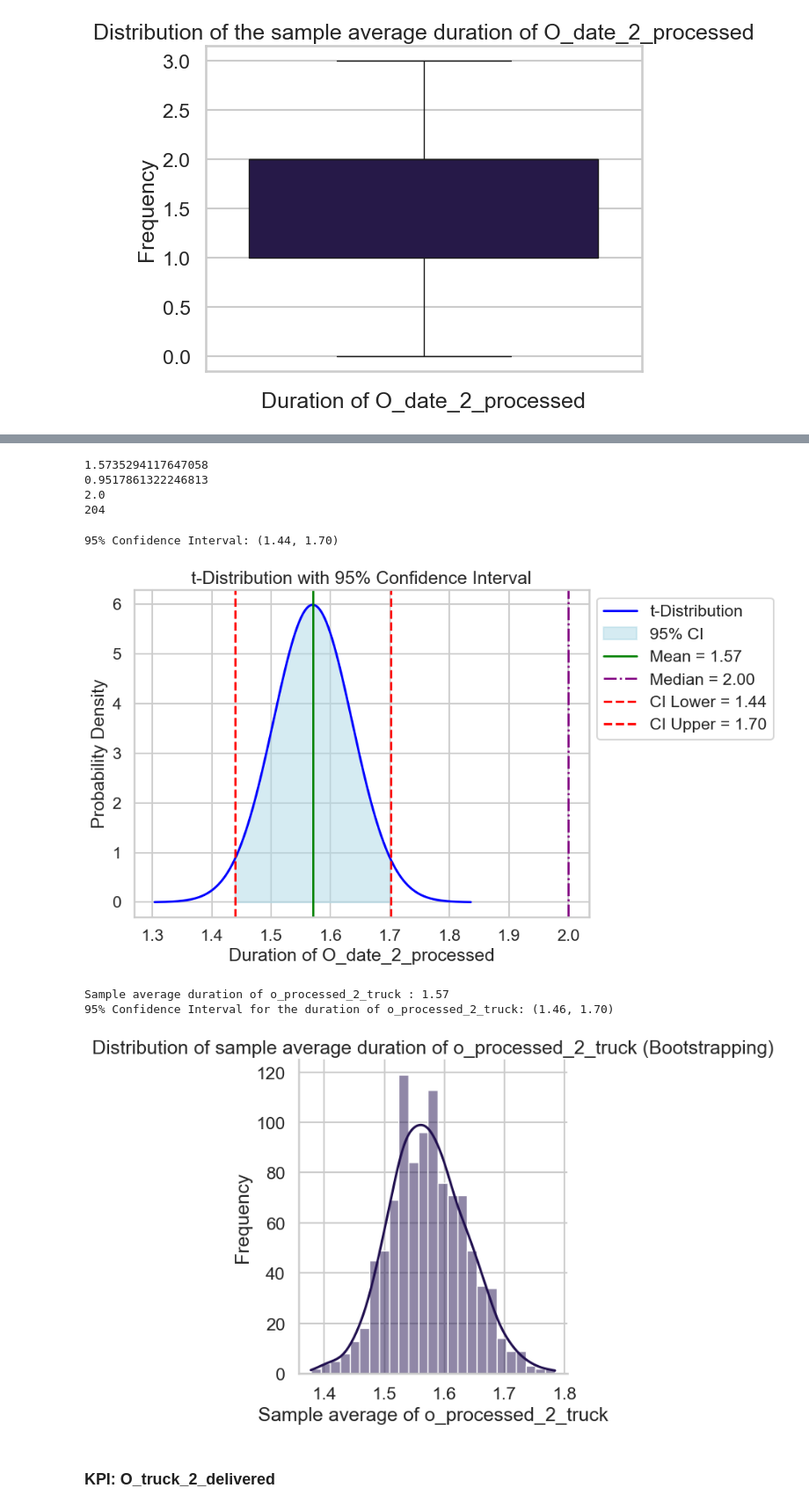
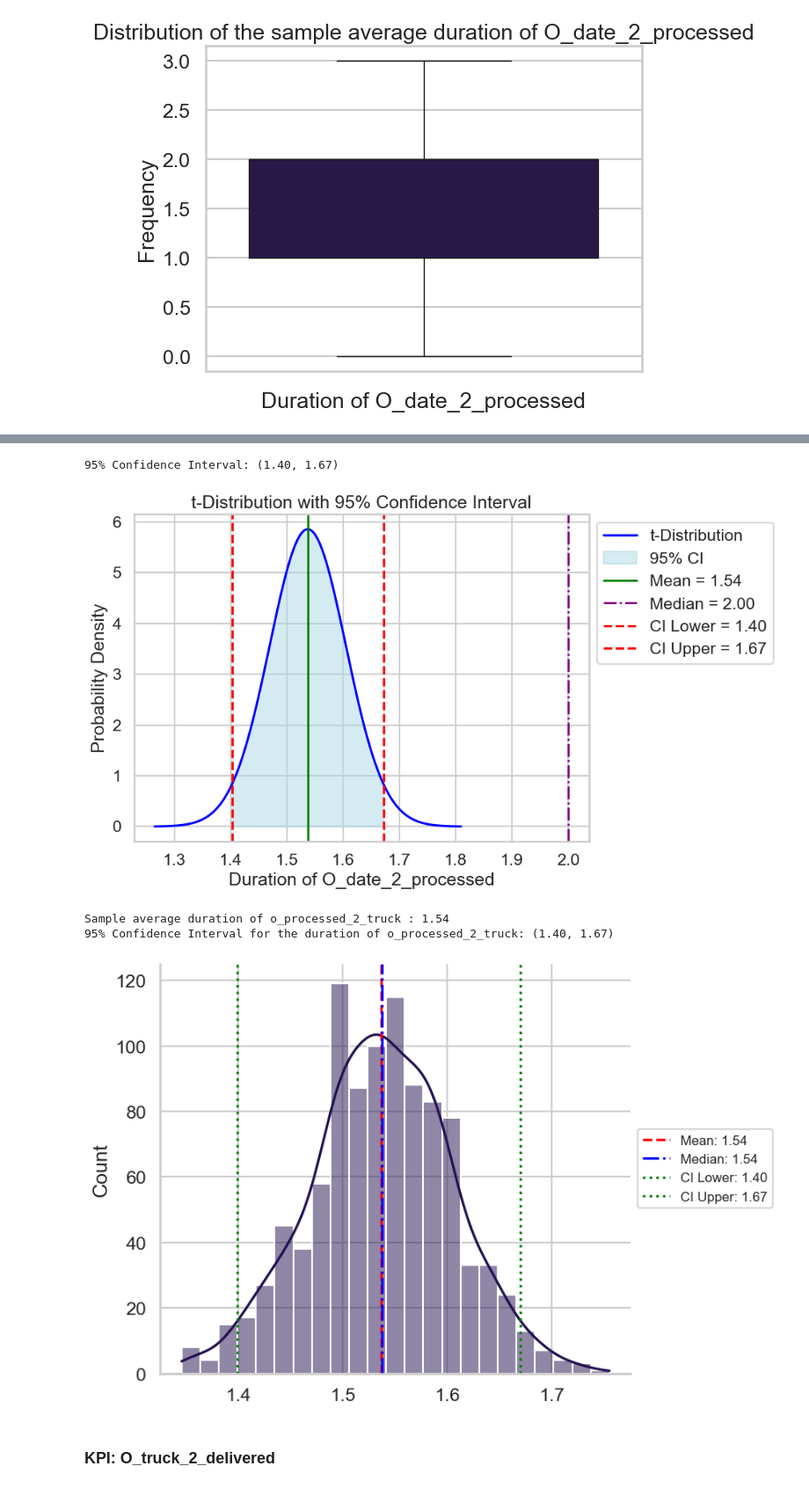
Before and after one commit to amandawang90-spec/neuefische-data-analysis-180825-muesli_eda_project, a Jupyter notebook: jing_mini_project.ipynb, the cells around one changed output, grey strips where cells are left out. Shown at 88% size. Saved outputs shown, nothing was run; the diff lists cells and outputs as text; code cells hidden in the pictures.

```diff
--- a/jing_mini_project.ipynb
+++ b/jing_mini_project.ipynb
@@ -2457,3 +2469,5 @@ merged_metric_1.reset_index()
 | 202 | 5001 | US-2020-168116 | 2020-11-04 | Express | GT-14635 | United States | Burlington | North Carolina | 27217.0 | ... |
 | 203 | 5004 | US-2020-168802 | 2020-11-03 | Standard | JO-15145 | United States | Seattle | Washington | 98103.0 | ... |
 204 rows × 15 columns
+# %%
+merged_metric_1 = merged_metric_1.query("order_weekday in ['Monday', 'Tuesday', 'Wednesday', 'Thursday', 'Friday']")
@@ -2759,0 +2803,4 @@ Name: count, dtype: int64
+# %%
+df_processed_x_truck_smode = df_processed_x_truck_smode.query(
+    "`order date_weekday` in ['Monday', 'Tuesday', 'Wednesday', 'Thursday', 'Friday']"
+)
@@ -2922,19 +2975,9 @@ t_cri: 1.97
-# %%
-print(sample_mean_metric_2)
-print(sample_std_metric_2)
-print(sample_median_metric_2)
-print(n_metric_2)
-# %% [output]
-1.5735294117647058
-0.9517861322246813
-2.0
-204
 # %%
 # Sample statistics
-sample_mean = 1.57
-sample_std = 0.95
-sample_median = 2.00
-n_metric_2 = 204  # Sample size
+sample_mean = sample_mean_metric_2
+sample_std = sample_std_metric_2
+sample_median = sample_median_metric_2
+n_metric_2 = len(df_processed_x_truck_smode)  # Sample size
 df = n_metric_2 - 1  # degrees of freedom
 
 # Standard error
@@ -2985,8 +3028,8 @@ plt.grid(True)
 plt.tight_layout()
 plt.show()
 # %% [output]
-95% Confidence Interval: (1.44, 1.70)
+95% Confidence Interval: (1.40, 1.67)
-[figure, old version]
+[figure, new version]
 # %%
 # using bootstrapping: create a function
 
@@ -3012,17 +3055,31 @@ ci_lower, ci_upper, bootstrapped_means = bootstrap_ci(df_processed_x_truck_smode
 
 print(f"95% Confidence Interval for the duration of o_processed_2_truck: ({ci_lower:.2f}, {ci_upper:.2f})")
 # %% [output]
-Sample average duration of o_processed_2_truck : 1.57
-95% Confidence Interval for the duration of o_processed_2_truck: (1.46, 1.70)
+Sample average duration of o_processed_2_truck : 1.54
+95% Confidence Interval for the duration of o_processed_2_truck: (1.40, 1.67)
 # %%
-# Plot distribution
-sns.displot(bootstrapped_means, kde=True)
-plt.title('Distribution of sample average duration of o_processed_2_truck (Bootstrapping)')
-plt.xlabel('Sample average of o_processed_2_truck')
-plt.ylabel('Frequency')
+# bootstrapped_means = [...]
+
+mean_val = np.mean(bootstrapped_means)
+median_val = np.median(bootstrapped_means)
+ci_lower = np.percentile(bootstrapped_means, 2.5)
+ci_upper = np.percentile(bootstrapped_means, 97.5)
+
+# Increase plot size
+g = sns.displot(bootstrapped_means, kde=True, height=6, aspect=1.5)
+
+# Add mean, median, and CI lines
+plt.axvline(mean_val, color='red', linestyle='--', label=f'Mean: {mean_val:.2f}')
+plt.axvline(median_val, color='blue', linestyle='-.', label=f'Median: {median_val:.2f}')
+plt.axvline(ci_lower, color='green', linestyle=':', label=f'CI Lower: {ci_lower:.2f}')
+plt.axvline(ci_upper, color='green', linestyle=':', label=f'CI Upper: {ci_upper:.2f}')
+
+# Move legend outside and make it bigger
+plt.legend(loc='center left', bbox_to_anchor=(1, 0.5), fontsize=12, markerscale=1.2)
+plt.tight_layout()
 plt.show()
 # %% [output]
-[figure, old version]
+[figure, new version]
 # %% [markdown]
 ###  KPI: O_truck_2_delivered
 # %%
```
Also changed, not shown: parts of 71 cells of this notebook.
